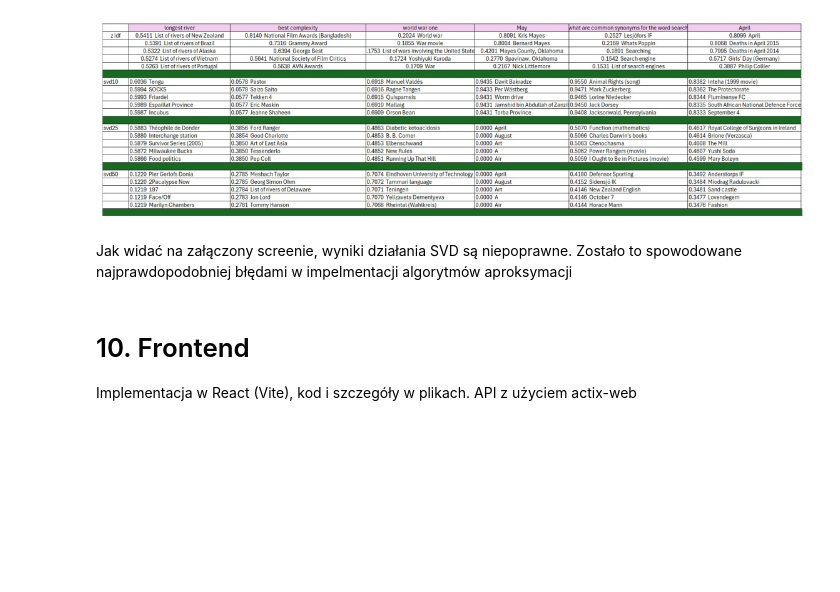
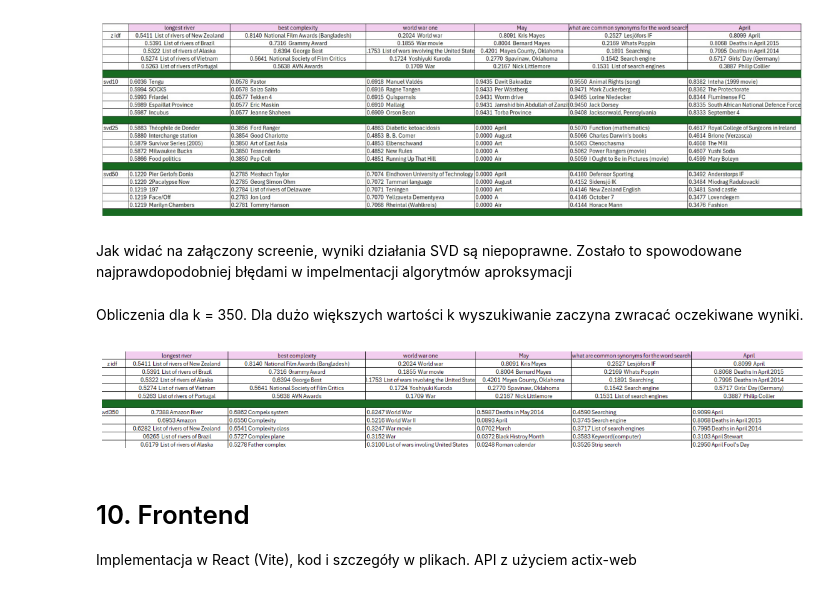
Before and after one commit to mcjwsn/Search-Engine, a Jupyter notebook: sprawozdanie.ipynb, the cells around one changed output. Drawn from its saved outputs; the diff is of its cells as text; code cells hidden in the pictures; blank space fills up the shorter version.

```diff
--- a/sprawozdanie.ipynb
+++ b/sprawozdanie.ipynb
@@ -1220,6 +1220,17 @@ plt.show()
 [figure]
 # %% [markdown]
 Jak widać na załączony screenie, wyniki działania SVD są niepoprawne. Zostało to spowodowane najprawdopodobniej błędami w impelmentacji algorytmów aproksymacji
+# %% [markdown]
+Obliczenia dla k = 350.
+Dla dużo większych wartości k wyszukiwanie zaczyna zwracać oczekiwane wyniki.
+# %%
+img = mpimg.imread("data3.png")
+plt.figure(figsize=(15, 4))
+plt.imshow(img)
+plt.axis('off')
+plt.show()
+# %% [output]
+[figure, added]
 # %% [markdown]
 # 10. Frontend
 Implementacja w React (Vite), kod i szczegóły w plikach. API z użyciem actix-web
```
Also changed, not shown: parts of 1 cell of this notebook, 6 other files.
